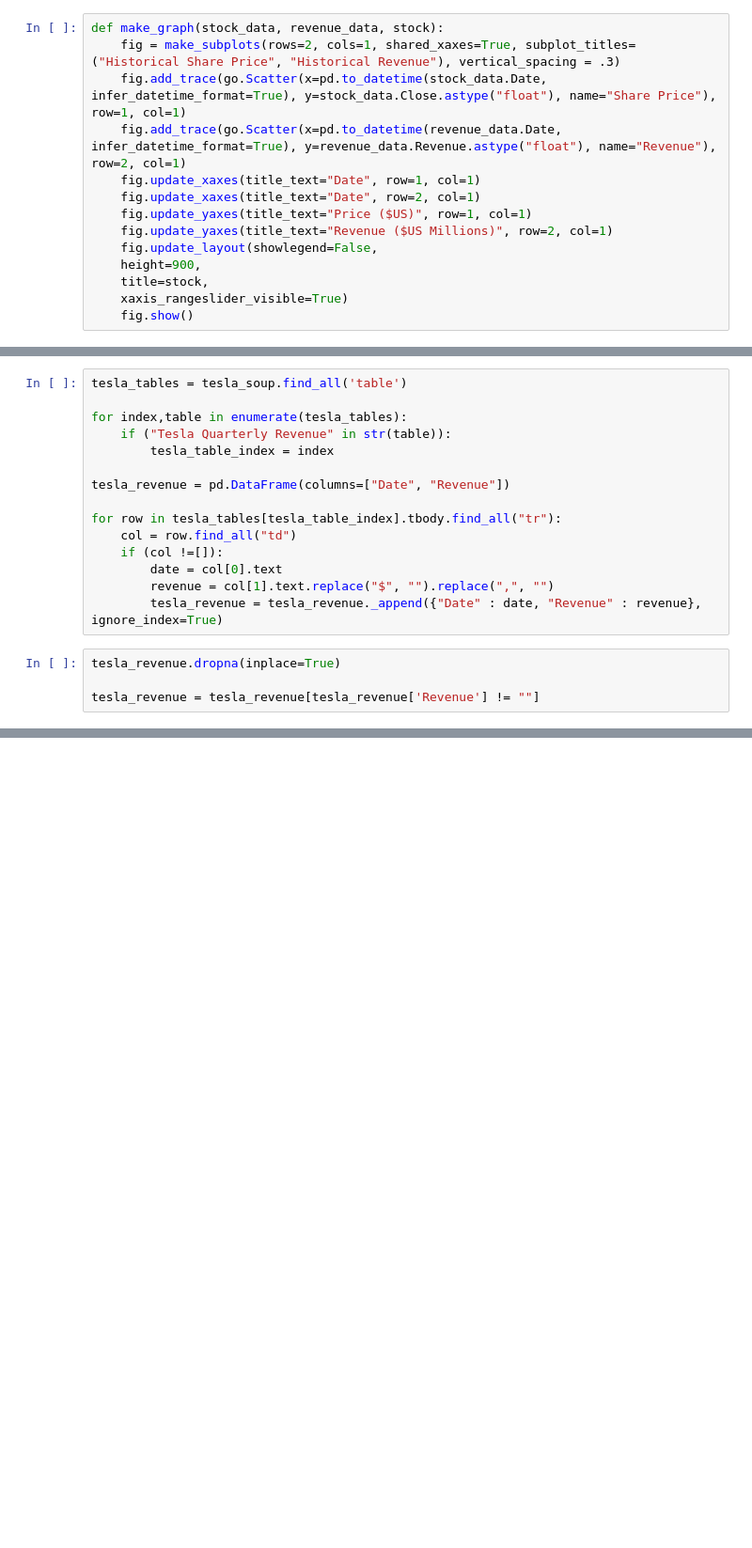
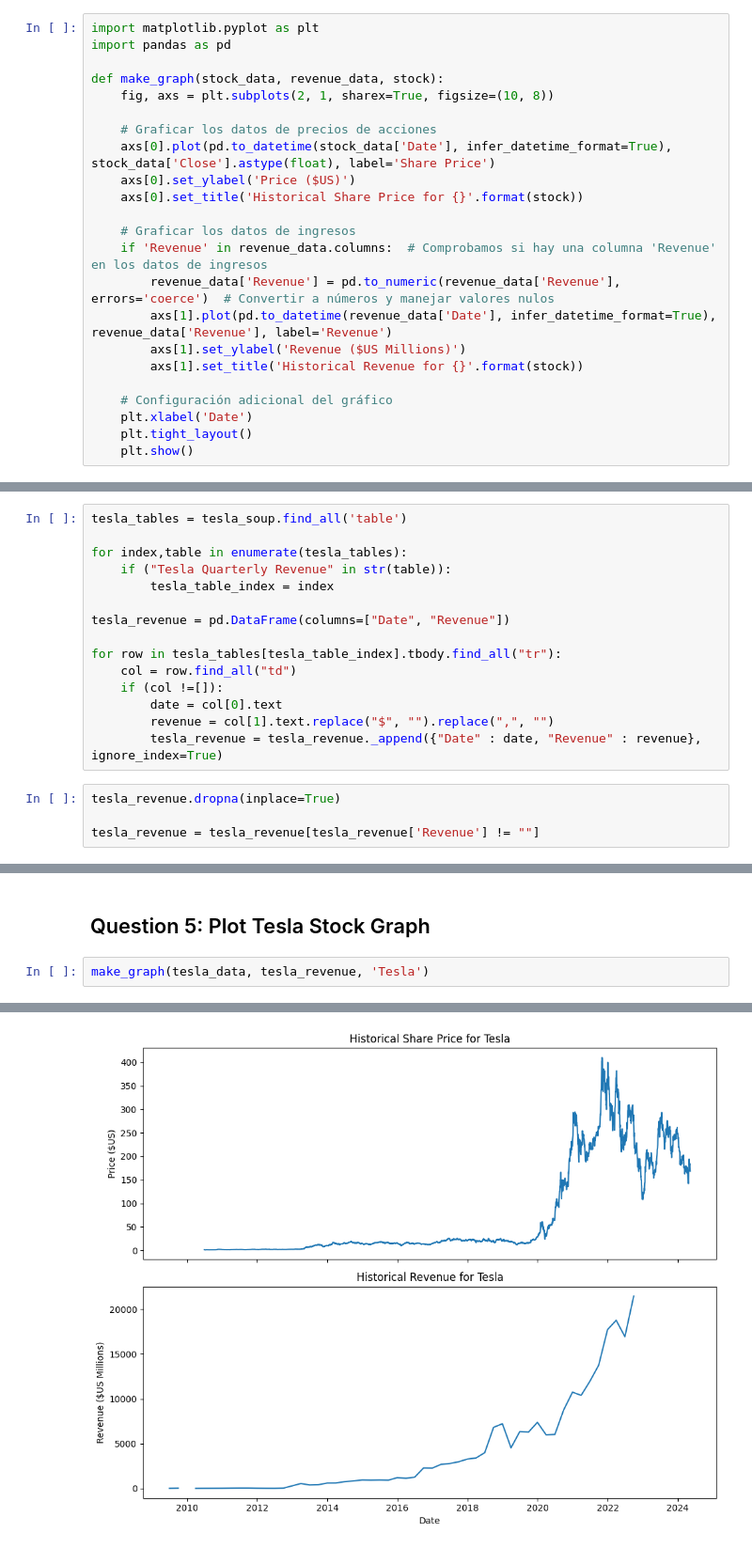
Before and after one commit to itorlou/DataScience_Stock-Revenue, a Jupyter notebook: final_assignment.ipynb, the cells around one changed output, grey strips where cells are left out. Shown: that part at 94% size. Cells and saved outputs as stored; diff of their text form; blank space fills up the shorter version.

```diff
--- a/final_assignment.ipynb
+++ b/final_assignment.ipynb
@@ -42,20 +47,29 @@ import plotly.graph_objects as go
 from plotly.subplots import make_subplots
 # %% [markdown]
 ## Define Graphing Function
-# %%
-def make_graph(stock_data, revenue_data, stock):
-    fig = make_subplots(rows=2, cols=1, shared_xaxes=True, subplot_titles=("Historical Share Price", "Historical Revenue"), vertical_spacing = .3)
-    fig.add_trace(go.Scatter(x=pd.to_datetime(stock_data.Date, infer_datetime_format=True), y=stock_data.Close.astype("float"), name="Share Price"), row=1, col=1)
-    fig.add_trace(go.Scatter(x=pd.to_datetime(revenue_data.Date, infer_datetime_format=True), y=revenue_data.Revenue.astype("float"), name="Revenue"), row=2, col=1)
-    fig.update_xaxes(title_text="Date", row=1, col=1)
-    fig.update_xaxes(title_text="Date", row=2, col=1)
-    fig.update_yaxes(title_text="Price ($US)", row=1, col=1)
-    fig.update_yaxes(title_text="Revenue ($US Millions)", row=2, col=1)
-    fig.update_layout(showlegend=False,
-    height=900,
-    title=stock,
-    xaxis_rangeslider_visible=True)
-    fig.show()
+# %%
+import matplotlib.pyplot as plt
+import pandas as pd
+
+def make_graph(stock_data, revenue_data, stock):
+    fig, axs = plt.subplots(2, 1, sharex=True, figsize=(10, 8))
+
+    # Graficar los datos de precios de acciones
+    axs[0].plot(pd.to_datetime(stock_data['Date'], infer_datetime_format=True), stock_data['Close'].astype(float), label='Share Price')
+    axs[0].set_ylabel('Price ($US)')
+    axs[0].set_title('Historical Share Price for {}'.format(stock))
+
+    # Graficar los datos de ingresos
+    if 'Revenue' in revenue_data.columns:  # Comprobamos si hay una columna 'Revenue' en los datos de ingresos
+        revenue_data['Revenue'] = pd.to_numeric(revenue_data['Revenue'], errors='coerce')  # Convertir a números y manejar valores nulos
+        axs[1].plot(pd.to_datetime(revenue_data['Date'], infer_datetime_format=True), revenue_data['Revenue'], label='Revenue')
+        axs[1].set_ylabel('Revenue ($US Millions)')
+        axs[1].set_title('Historical Revenue for {}'.format(stock))
+
+    # Configuración adicional del gráfico
+    plt.xlabel('Date')
+    plt.tight_layout()
+    plt.show()
 # %% [markdown]
 ## Question 1: Use yfinance to Extract Stock Data
 # %%
@@ -128,0 +188,5 @@ tesla_revenue.tail()
+# %% [markdown]
+## Question 5: Plot Tesla Stock Graph
+# %%
+make_graph(tesla_data, tesla_revenue, 'Tesla')
+# %% [output]
@@ -128,0 +197 @@ tesla_revenue.tail()
+[figure, added]
```
Also changed, not shown: parts of 14 cells of this notebook.
